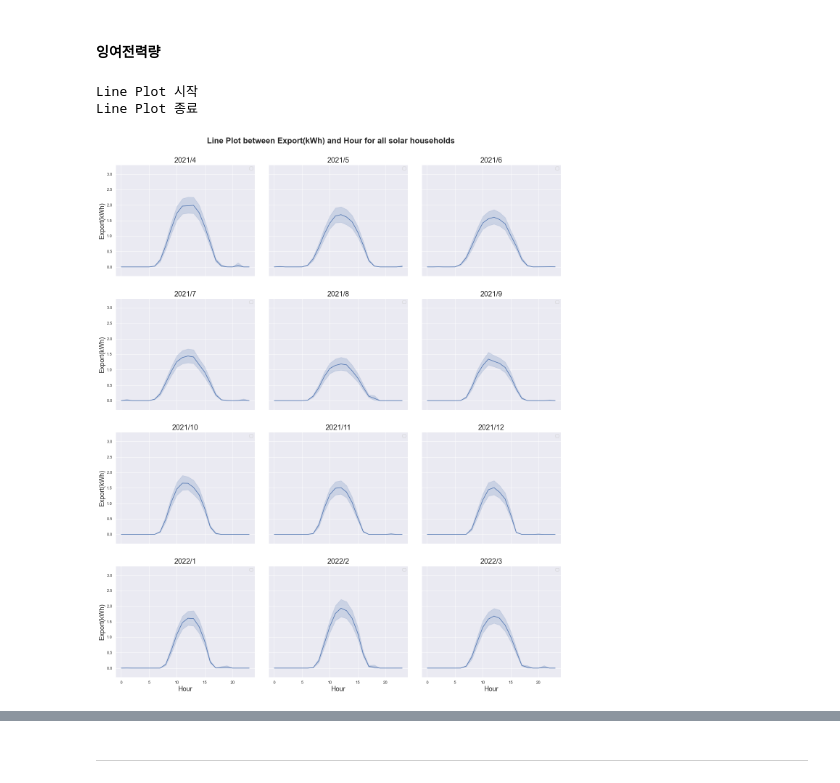
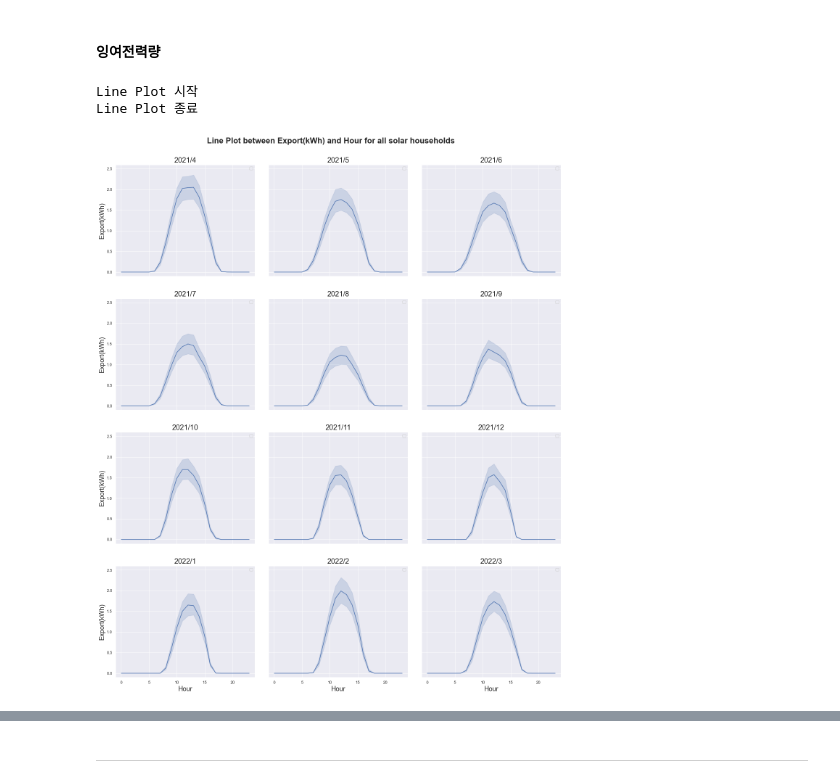
Before and after one commit to hyeondk/PV-Smart-Metering-2022, a Jupyter notebook: 2. Analysis Code/5. Interpolation and Making results(All variables)/4. solar_use_visual.ipynb, the cells around one changed output, grey strips where cells are left out. Saved outputs shown, nothing was run; the diff lists cells and outputs as text; code cells hidden in the pictures.

```diff
--- a/2. Analysis Code/5. Interpolation and Making results(All variables)/4. solar_use_visual.ipynb
+++ b/2. Analysis Code/5. Interpolation and Making results(All variables)/4. solar_use_visual.ipynb
@@ -541,7 +570,7 @@ def lineplot_use_all2(data_x, data_y, x_label, y_label, x_lim1, x_lim2, y_lim1,
     # User Data
     root = get_project_root()
     folder_root = os.path.join(root, 'data_merge_wt_f')
-    file_name = os.path.join(folder_root, 'all_concat_hour.xlsx')
+    file_name = folder_root + '\\' + 'all_concat_hour2.xlsx'
     df_all = pd.read_excel(file_name)
 
     # 날짜 필터링 : 2021/4 ~ 2022/3
@@ -816,9 +1040,9 @@ df_all_day_use.groupby(['ym']).describe()['이용률']
 # %% [markdown]
 #### **잉여전력량**
 # %%
-lineplot_use_all2('시간', '잉여전력량(kWh)', 'Hour', 'Export(kWh)', -1.0, 24.0, -0.3, 3.3)
+lineplot_use_all2('시간', '잉여전력량(kWh)', 'Hour', 'Export(kWh)', -1.0, 24.0, -0.1, 2.6)
 # %% [output]
 Line Plot 시작
 Line Plot 종료
-[figure, old version]
+[figure, new version]
 # %%
```
Also changed, not shown: parts of 35 cells of this notebook.
